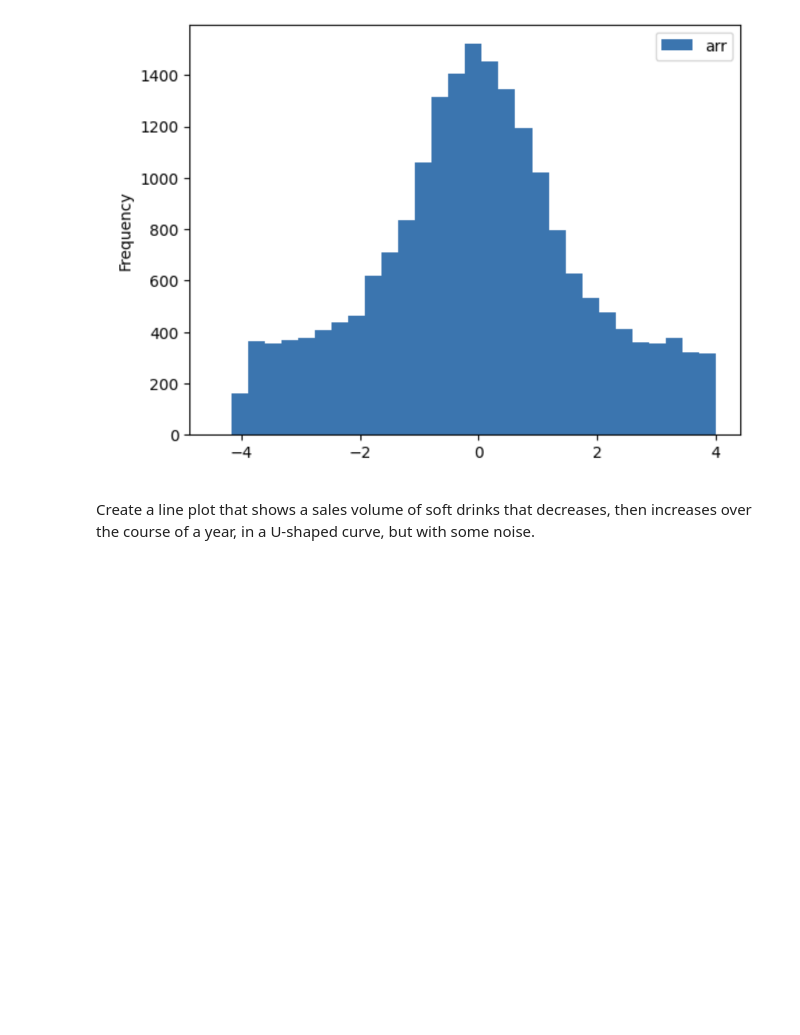
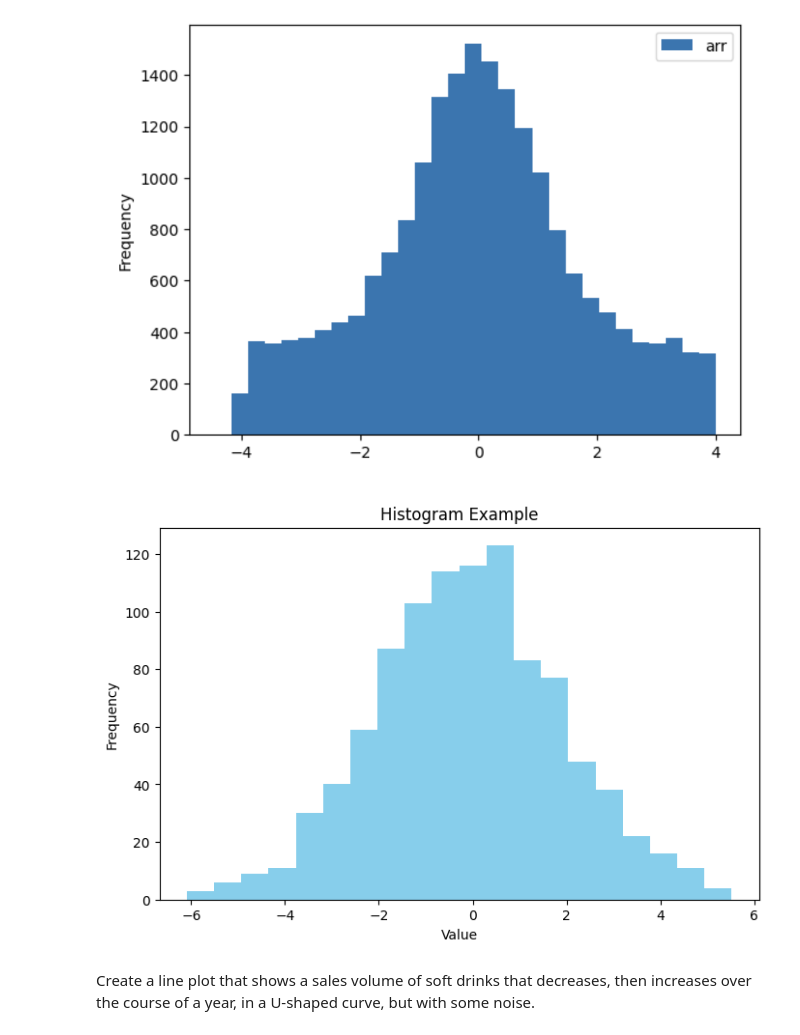
Before and after one commit to manningdbu/OMDS-ModB2-Week-5---Manning-Diana-, a Jupyter notebook: Week5-concealed-answer.ipynb, the cells around one changed output. Cells and saved outputs as stored; diff of their text form; code cells hidden in the pictures; blank space fills up the shorter version.

```diff
--- a/Week5-concealed-answer.ipynb
+++ b/Week5-concealed-answer.ipynb
@@ -222,5 +222,17 @@ Image("histogram_hw5.png")
 [interactive output not drawn]
 Saving histogram_hw5.png to histogram_hw5.png
 [figure]
+# %%
+np.random.seed(0)
+data = np.random.normal(loc=0, scale=2, size=1000)
+
+plt.figure(figsize=(8,5))
+plt.hist(data, bins=20, color='skyblue')
+plt.title("Histogram Example")
+plt.xlabel("Value")
+plt.ylabel("Frequency")
+plt.show()
+# %% [output]
+[figure, added]
 # %% [markdown]
 Create a line plot that shows a sales volume of soft drinks that decreases, then increases over the course of a year, in a U-shaped curve, but with some noise.
```
Also changed, not shown: parts of 1 cell of this notebook.
